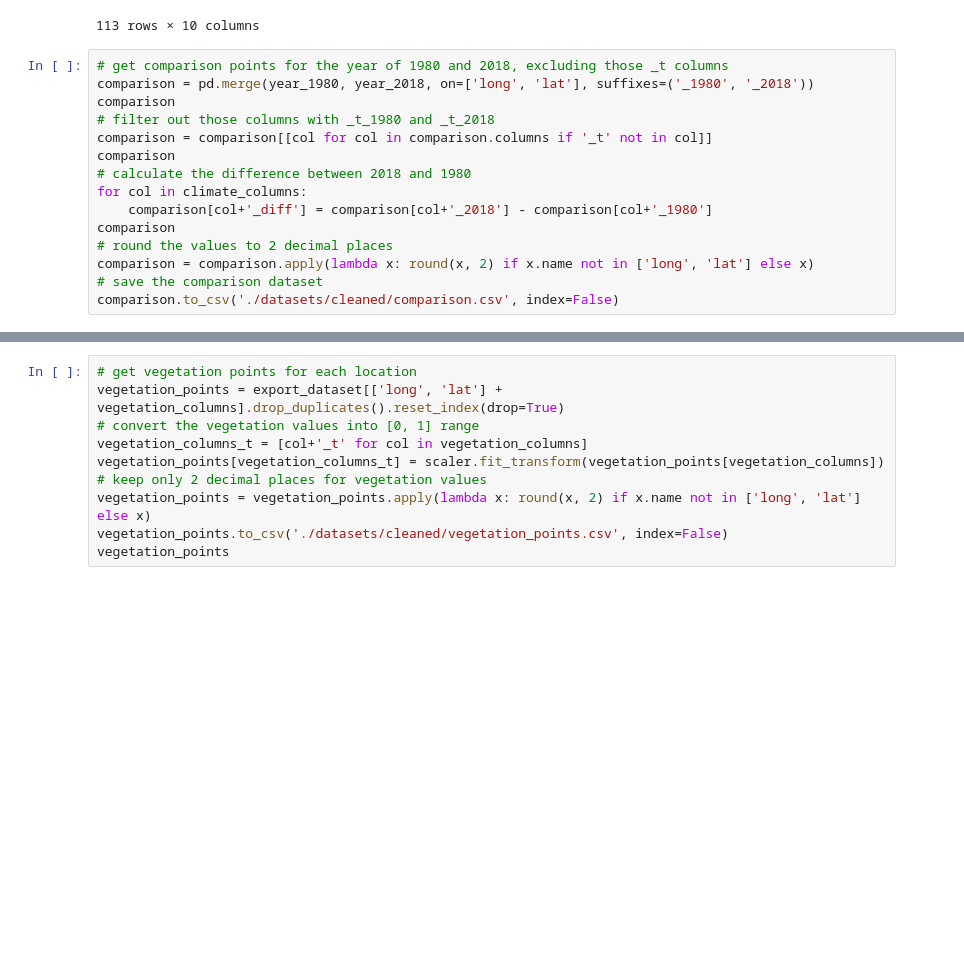
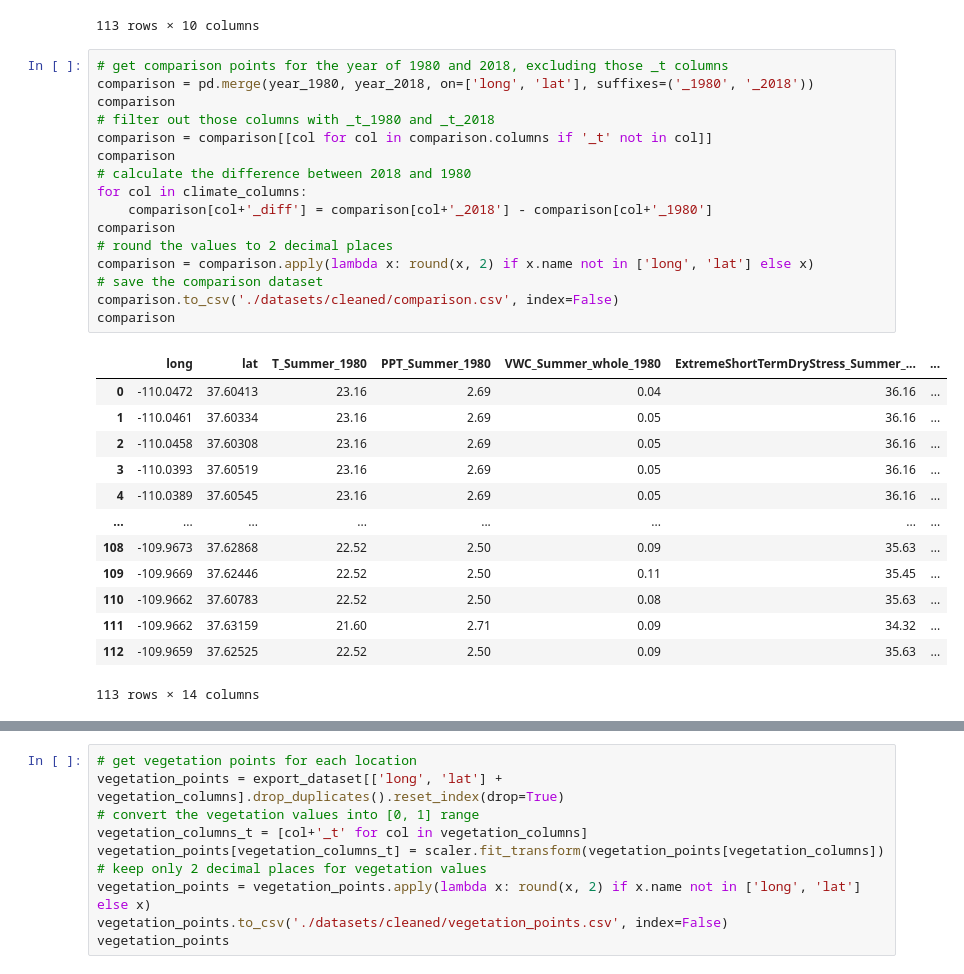
Before and after one commit to verkyyi/climate_vegetation_dsan, a Jupyter notebook: main.ipynb, the cells around one changed output, grey strips where cells are left out. Drawn from its saved outputs; the diff is of its cells as text; blank space fills up the shorter version.

```diff
--- a/main.ipynb
+++ b/main.ipynb
@@ -337,15 +337,30 @@ year_2018
 # %%
 # get comparison points for the year of 1980 and 2018, excluding those _t columns
 comparison = pd.merge(year_1980, year_2018, on=['long', 'lat'], suffixes=('_1980', '_2018'))
 comparison
 # filter out those columns with _t_1980 and _t_2018
 comparison = comparison[[col for col in comparison.columns if '_t' not in col]]
 comparison
 # calculate the difference between 2018 and 1980
 for col in climate_columns:
     comparison[col+'_diff'] = comparison[col+'_2018'] - comparison[col+'_1980']
 comparison
 # round the values to 2 decimal places
 comparison = comparison.apply(lambda x: round(x, 2) if x.name not in ['long', 'lat'] else x)
 # save the comparison dataset
 comparison.to_csv('./datasets/cleaned/comparison.csv', index=False)
+comparison
+# %% [output]
+|  | long | lat | T_Summer_1980 | PPT_Summer_1980 | VWC_Summer_whole_1980 | ExtremeShortTermDryStress_Summer_... | ... |
+| 0 | -110.0472 | 37.60413 | 23.16 | 2.69 | 0.04 | 36.16 | ... |
+| 1 | -110.0461 | 37.60334 | 23.16 | 2.69 | 0.05 | 36.16 | ... |
+| 2 | -110.0458 | 37.60308 | 23.16 | 2.69 | 0.05 | 36.16 | ... |
+| 3 | -110.0393 | 37.60519 | 23.16 | 2.69 | 0.05 | 36.16 | ... |
+| 4 | -110.0389 | 37.60545 | 23.16 | 2.69 | 0.05 | 36.16 | ... |
+| ... | ... | ... | ... | ... | ... | ... | ... |
+| 108 | -109.9673 | 37.62868 | 22.52 | 2.50 | 0.09 | 35.63 | ... |
+| 109 | -109.9669 | 37.62446 | 22.52 | 2.50 | 0.11 | 35.45 | ... |
+| 110 | -109.9662 | 37.60783 | 22.52 | 2.50 | 0.08 | 35.63 | ... |
+| 111 | -109.9662 | 37.63159 | 21.60 | 2.71 | 0.09 | 34.32 | ... |
+| 112 | -109.9659 | 37.62525 | 22.52 | 2.50 | 0.09 | 35.63 | ... |
+113 rows × 14 columns
```
Also changed, not shown: parts of 1 cell of this notebook, 1 other file.
